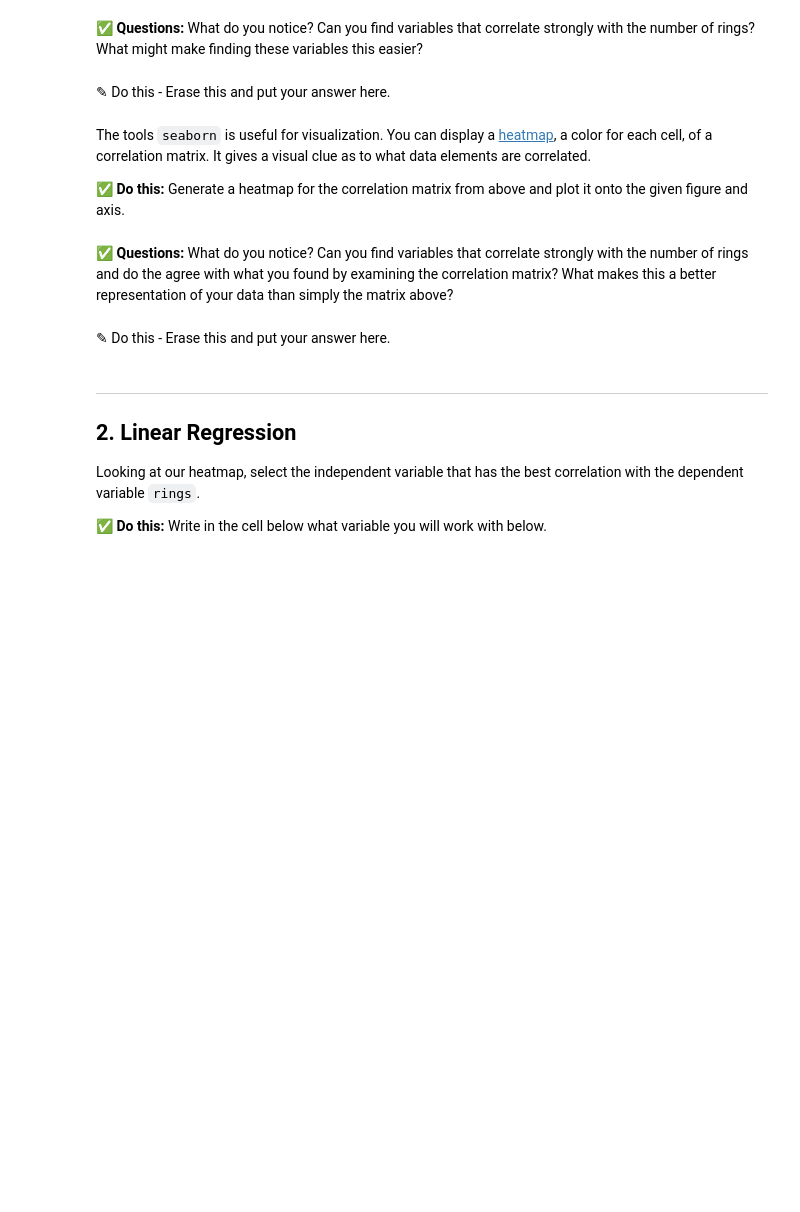
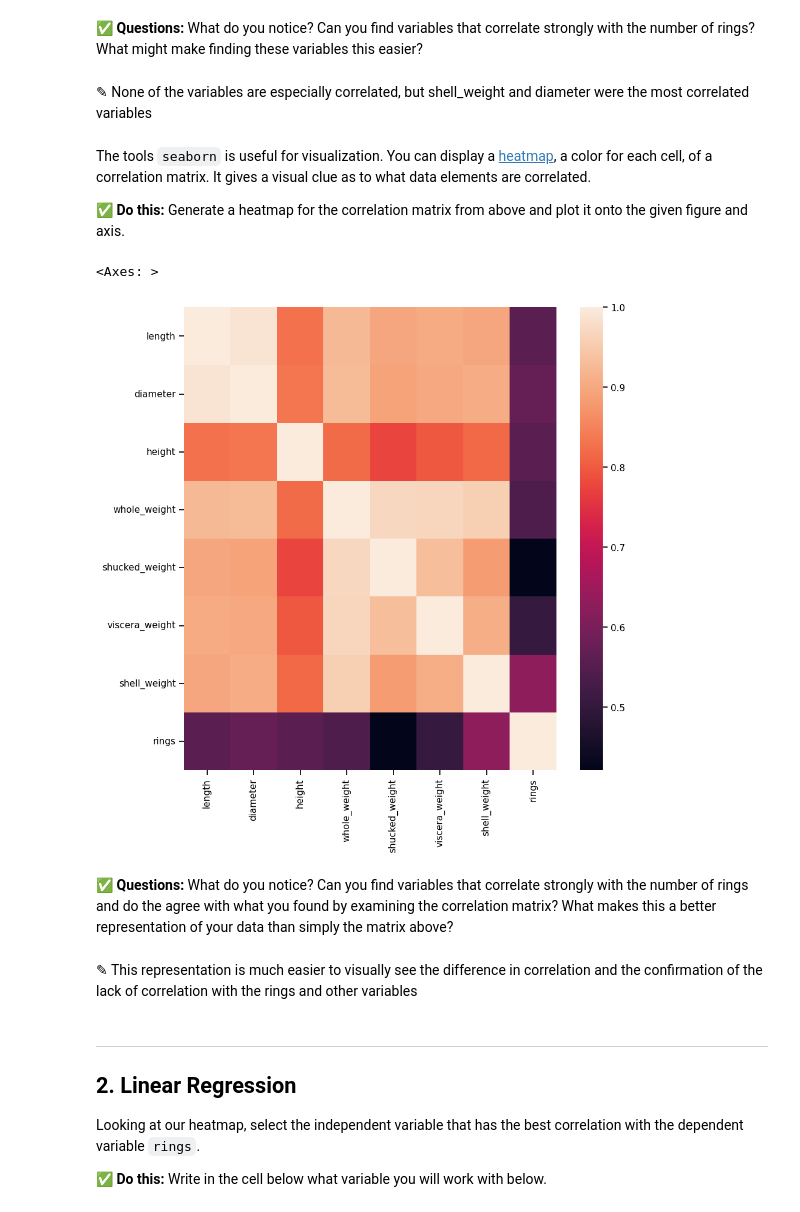
Before and after one commit to mlee3001/CMSE202-s24-turnin, a Jupyter notebook: Day-13/Day-13_In-Class-Regression-STUDENT.ipynb, the cells around one changed output. Cells and saved outputs as stored; diff of their text form; code cells hidden in the pictures; blank space fills up the shorter version.

```diff
--- a/Day-13/Day-13_In-Class-Regression-STUDENT.ipynb
+++ b/Day-13/Day-13_In-Class-Regression-STUDENT.ipynb
@@ -96,7 +117,7 @@ The diagonal of the matrix is all ones since that the correlation of the column
 # %% [markdown]
 **&#9989; Questions:** What do you notice? Can you find variables that correlate strongly with the number of rings? What might make finding these variables this easier?
-# %% [markdown]
-<font size=+3>&#9998;</font> Do this - Erase this and put your answer here.
+# %% [markdown]
+<font size=+3>&#9998;</font> None of the variables are especially correlated, but shell_weight and diameter were the most correlated variables
 # %% [markdown]
 The tools `seaborn` is useful for visualization. You can display a [heatmap](https://seaborn.pydata.org/generated/seaborn.heatmap.html), a color for each cell, of a correlation matrix. It gives a visual clue as to what data elements are correlated.
 
@@ -104,10 +125,14 @@ The tools `seaborn` is useful for visualization. You can display a [heatmap](htt
 # %%
 fig, ax = plt.subplots(1,1, figsize = (10,10) )
 # put your code here
+sns.heatmap(abalone.corr(numeric_only = True))
+# %% [output]
+<Axes: >
+[figure, added]
 # %% [markdown]
 **&#9989; Questions:** What do you notice? Can you find variables that correlate strongly with the number of rings and do the agree with what you found by examining the correlation matrix? What makes this a better representation of your data than simply the matrix above?
-# %% [markdown]
-<font size=+3>&#9998;</font> Do this - Erase this and put your answer here.
+# %% [markdown]
+<font size=+3>&#9998;</font> This representation is much easier to visually see the difference in correlation and the confirmation of the lack of correlation with the rings and other variables
 # %% [markdown]
 ---
 <a id="regression"></a>
```
Also changed, not shown: parts of 29 cells of this notebook.
